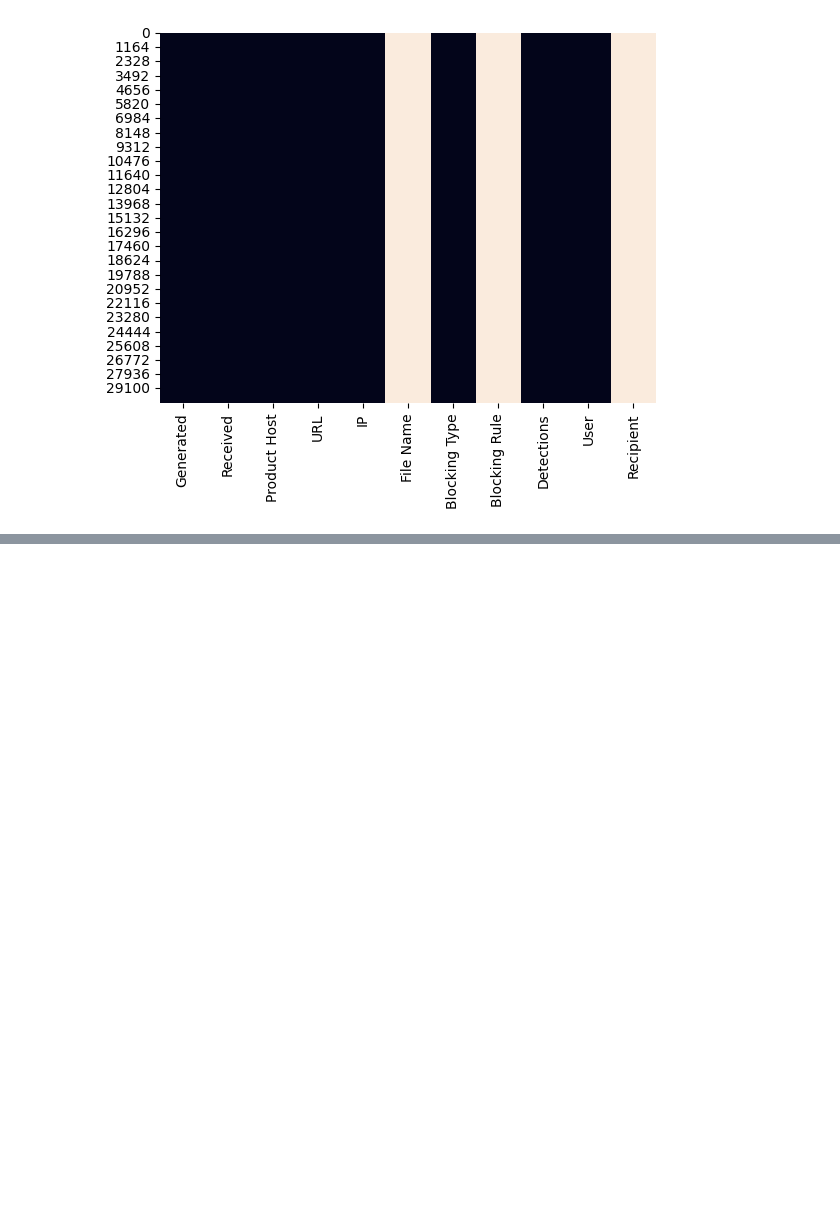
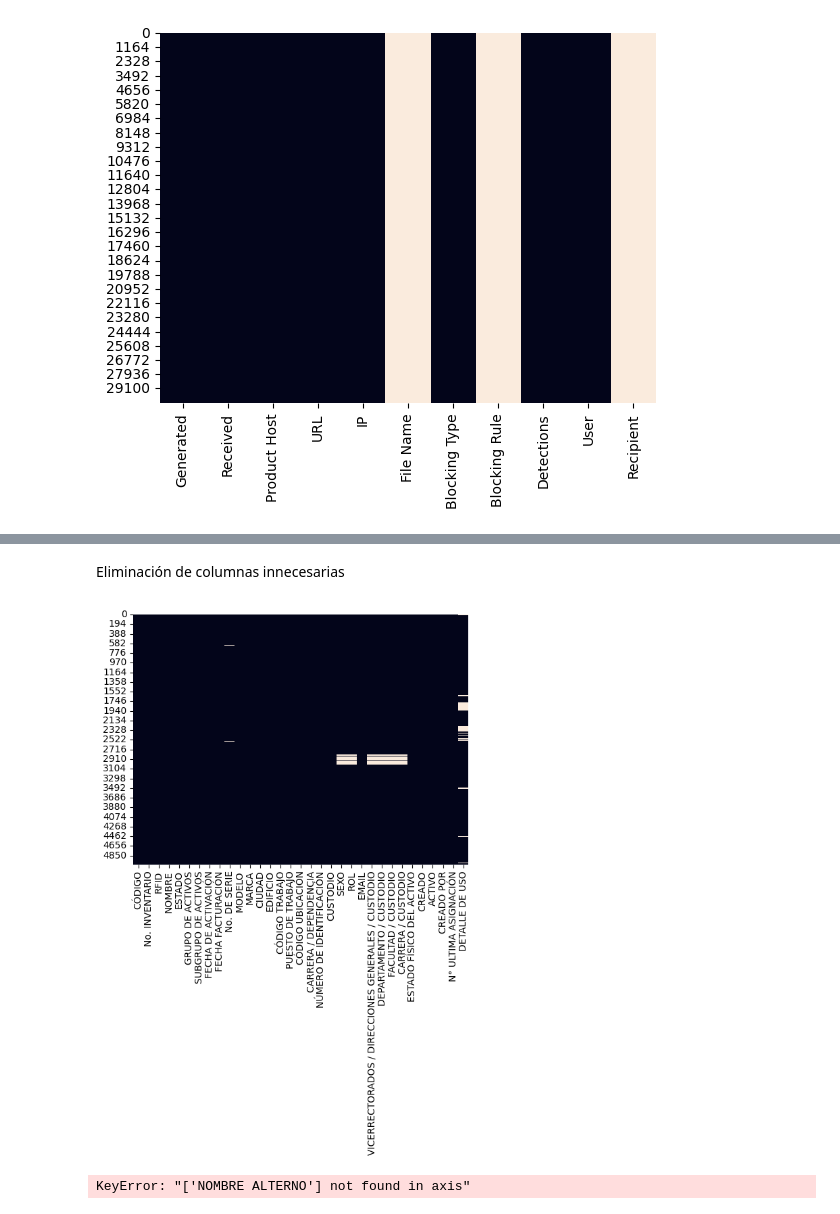
Before and after one commit to mpjuarez/introduccion-IA, a Jupyter notebook: TT_IA.ipynb, the cells around one changed output, grey strips where cells are left out. Cells and saved outputs as stored; diff of their text form; code cells hidden in the pictures; blank space fills up the shorter version.

```diff
--- a/TT_IA.ipynb
+++ b/TT_IA.ipynb
@@ -153,0 +193,17 @@ plt.show()
+# %% [markdown]
+Eliminación de columnas innecesarias
+# %%
+ #Dataset Activos MST
+columnas_delet = ['CÓDIGO ALTERNO','NOMBRE ALTERNO','VICERRECTORADOS / DIRECCIONES GENERALES', 'FACULTADES / DIRECCIONES GENERALES','DEPARTAMENTO','LABORATORIO','TIPO DE LABORATORIO','PROCESADOR','MEMORIA','DISCO DURO','NOMBRE COMPURADORA','DIRECCIÓN MAC']
+Activos_MST1 = Activos_MST.drop(columns=columnas_delet)
+# %%
+sns.heatmap(Activos_MST1.isnull(), cbar=False)
+plt.show()
+# %% [output]
+[figure, added]
+# %%
+#Dataset web security
+columnas_delet = ['File Name','NOMBRE ALTERNO','Blocking Rule', 'Recipient']
+Web_security1 = Web_security.drop(columns=columnas_delet)
+# %% [output]
+KeyError: "['NOMBRE ALTERNO'] not found in axis"
```
Also changed, not shown: parts of 2 cells of this notebook.
